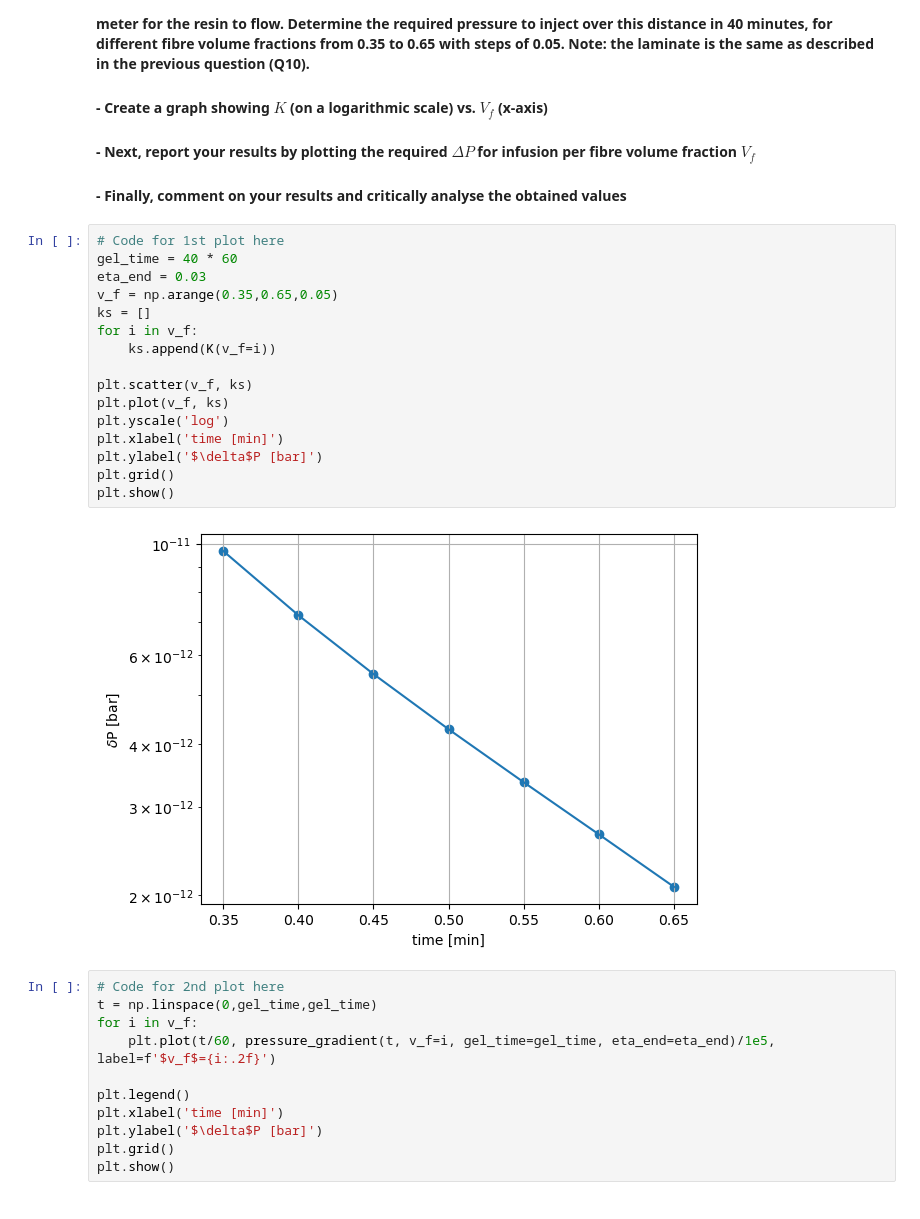
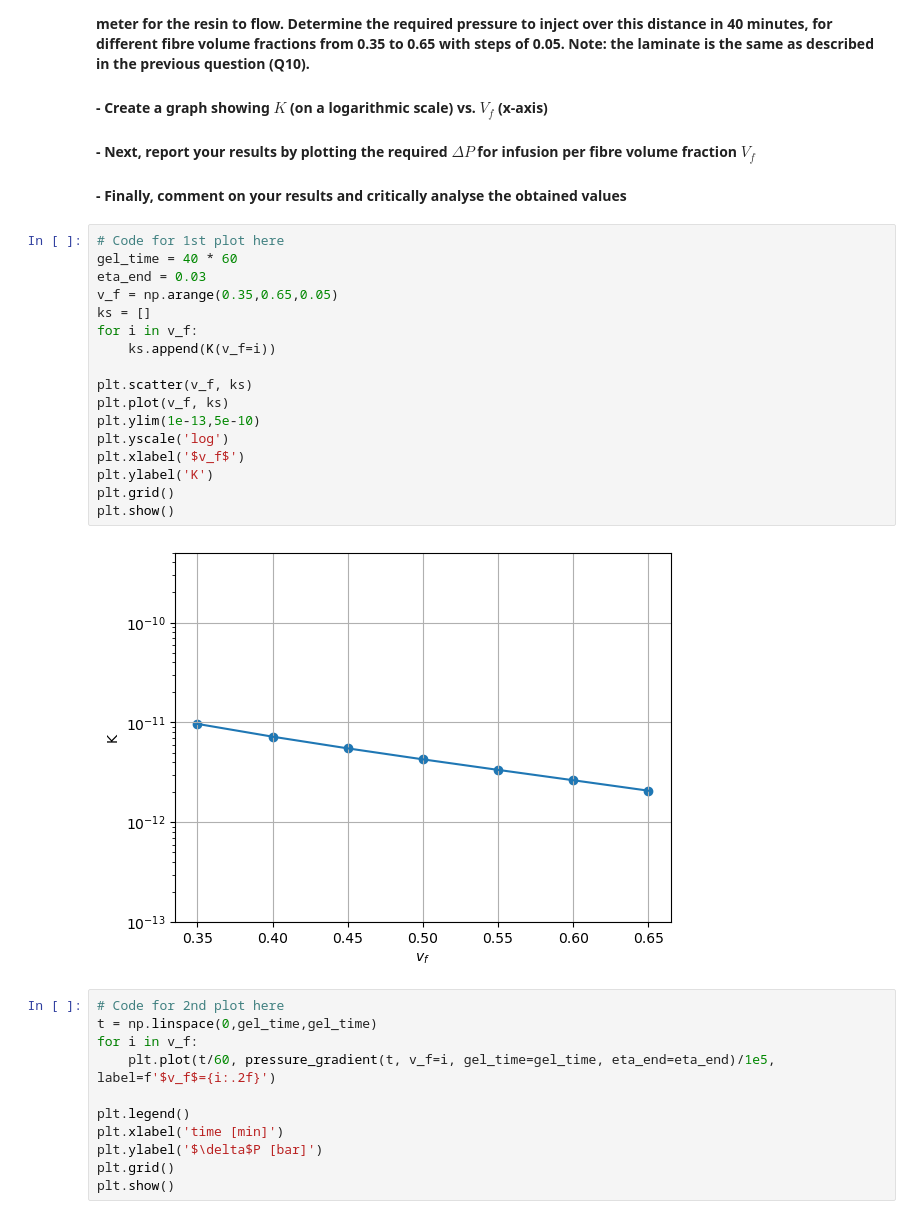
Before and after one commit to arthurstreebgreebling/PCM, a Jupyter notebook: A2 Rheokinetics/Notebook Rheokinetics.ipynb, the cells around one changed output. Drawn from its saved outputs; the diff is of its cells as text.

```diff
--- a/A2 Rheokinetics/Notebook Rheokinetics.ipynb
+++ b/A2 Rheokinetics/Notebook Rheokinetics.ipynb
@@ -661,21 +672,22 @@ Reflection:
 # %%
 # Code for 1st plot here
 gel_time = 40 * 60
 eta_end = 0.03
 v_f = np.arange(0.35,0.65,0.05)
 ks = []
 for i in v_f:
     ks.append(K(v_f=i))
 
 plt.scatter(v_f, ks)
 plt.plot(v_f, ks)
+plt.ylim(1e-13,5e-10)
 plt.yscale('log')
-plt.xlabel('time [min]')
-plt.ylabel('$\delta$P [bar]')
+plt.xlabel('$v_f$')
+plt.ylabel('K')
 plt.grid()
 plt.show()
 # %% [output]
-[figure, old version]
+[figure, new version]
 # %%
 # Code for 2nd plot here
 t = np.linspace(0,gel_time,gel_time)
```
Also changed, not shown: parts of 6 cells of this notebook.
